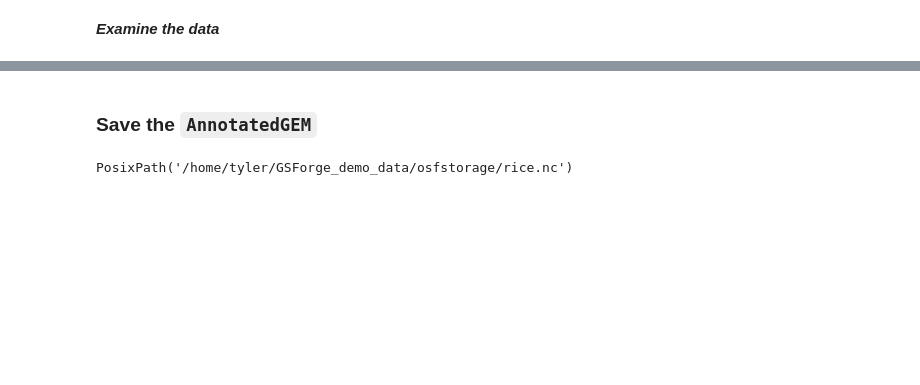
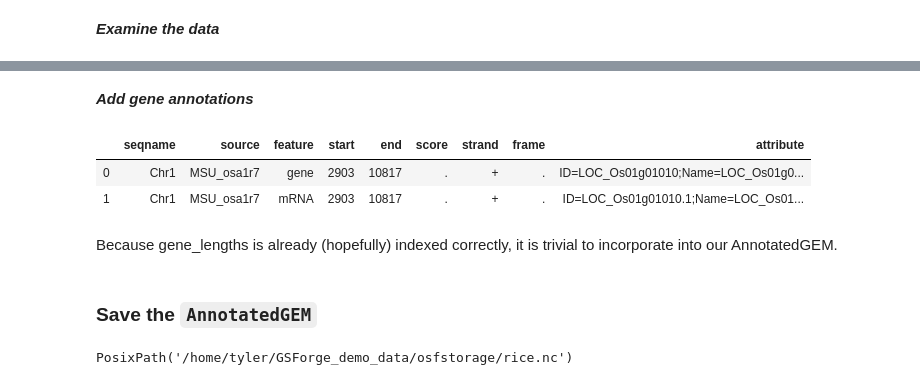
Before and after one commit to SystemsGenetics/GSForge, a Jupyter notebook: examples/user_guide/AnnotatedGEM_from_pandas.ipynb, the cells around one changed output, grey strips where cells are left out. Drawn from its saved outputs; the diff is of its cells as text; code cells hidden in the pictures; blank space fills up the shorter version.

```diff
--- a/examples/user_guide/AnnotatedGEM_from_pandas.ipynb
+++ b/examples/user_guide/AnnotatedGEM_from_pandas.ipynb
@@ -143,0 +147,10 @@ Data variables:
+# %% [markdown]
+***Add gene annotations***
+# %%
+pd.read_csv(GFF3_PATH, sep="\t", comment="#",
+             names=['seqname', 'source', 'feature', 'start', 'end',
+                    'score', 'strand', 'frame', 'attribute']).head(2)
+# %% [output]
+|  | seqname | source | feature | start | end | score | strand | frame | attribute |
+| 0 | Chr1 | MSU_osa1r7 | gene | 2903 | 10817 | . | + | . | ID=LOC_Os01g01010;Name=LOC_Os01g0... |
+| 1 | Chr1 | MSU_osa1r7 | mRNA | 2903 | 10817 | . | + | . | ID=LOC_Os01g01010.1;Name=LOC_Os01... |
@@ -143,0 +169,2 @@ Data variables:
+# %% [markdown]
+Because gene_lengths is already (hopefully) indexed correctly, it is trivial to incorporate into our AnnotatedGEM.
```
Also changed, not shown: parts of 16 cells of this notebook, 18 other files.
